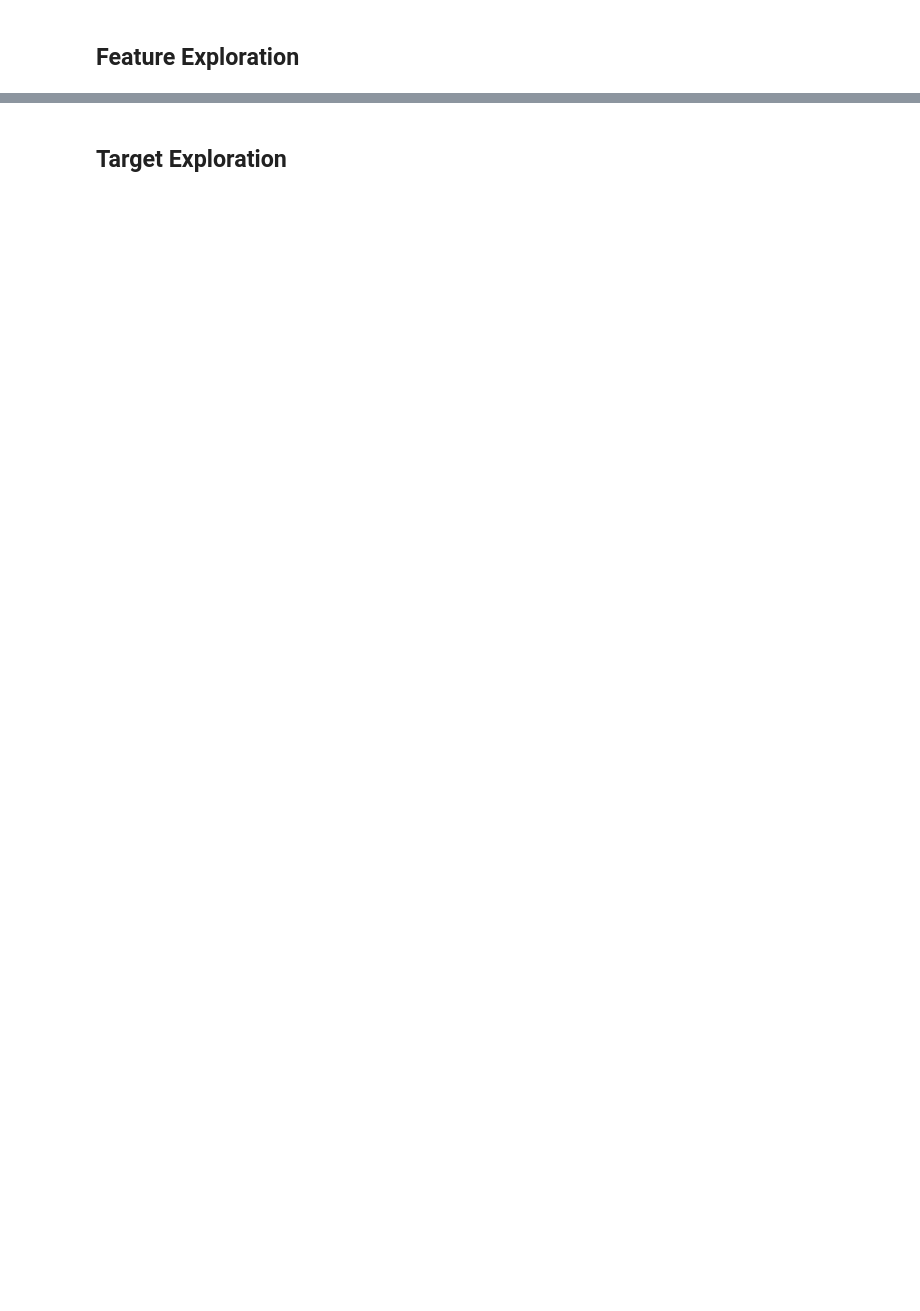
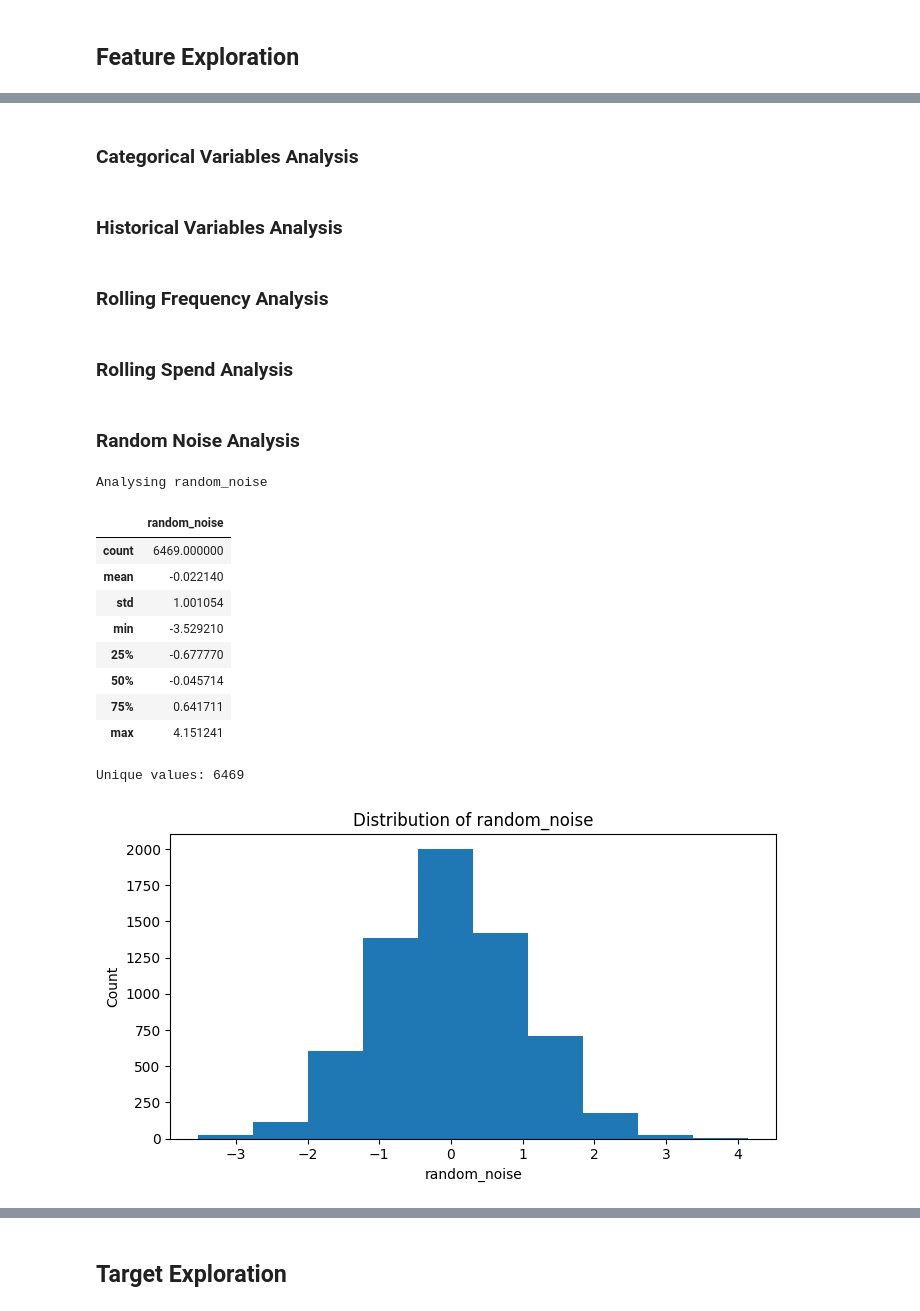
Before and after one commit to luisrafaelsoeiro/ETAI_Project, a Jupyter notebook: exploration.ipynb, the cells around one changed output, grey strips where cells are left out. Drawn from its saved outputs; the diff is of its cells as text; code cells hidden in the pictures; blank space fills up the shorter version.

```diff
--- a/exploration.ipynb
+++ b/exploration.ipynb
@@ -564,0 +783,18 @@ monetary, categorical, historical, rolling frequency, rolling speed, random_nois
+# %%
+monetary_summary = train[monetary_features].describe(
+    percentiles=[0.01, 0.05, 0.25, 0.50, 0.75, 0.95, 0.99]
+).T.round(2)
+
+display(monetary_summary)
+
+for col in monetary_features:
+    fig, axes = plt.subplots(1, 2, figsize=(12, 4))
+
+    axes[0].hist(train[col].dropna(), bins=30)
+    axes[0].set_title(f"Distribution of {col}")
+
+    axes[1].boxplot(train[col].dropna())
+    axes[1].set_title(f"Outlier Inspection: {col}")
+
+    plt.tight_layout()
+    plt.show()
@@ -564,0 +833,41 @@ monetary, categorical, historical, rolling frequency, rolling speed, random_nois
+# %% [markdown]
+### Categorical Variables Analysis
+# %% [markdown]
+### Historical Variables Analysis
+# %% [markdown]
+### Rolling Frequency Analysis
+# %% [markdown]
+### Rolling Spend Analysis
+# %% [markdown]
+### Random Noise Analysis
+# %%
+for col in other_features:
+
+    print(f"\nAnalysing {col}")
+    display(train[col].describe().to_frame())
+
+    print("Unique values:", train[col].nunique(dropna=True))
+
+    plt.figure(figsize=(7, 4))
+    plt.hist(train[col].dropna())
+    plt.title(f"Distribution of {col}")
+    plt.xlabel(col)
+    plt.ylabel("Count")
+    plt.tight_layout()
+    plt.show()
+
+if not other_features:
+    print("No random_noise column was found.")
+# %% [output]
+Analysing random_noise
+|  | random_noise |
+| count | 6469.000000 |
+| mean | -0.022140 |
+| std | 1.001054 |
+| min | -3.529210 |
+| 25% | -0.677770 |
+| 50% | -0.045714 |
+| 75% | 0.641711 |
+| max | 4.151241 |
+Unique values: 6469
+[figure, added]
```
Also changed, not shown: parts of 44 cells of this notebook.
